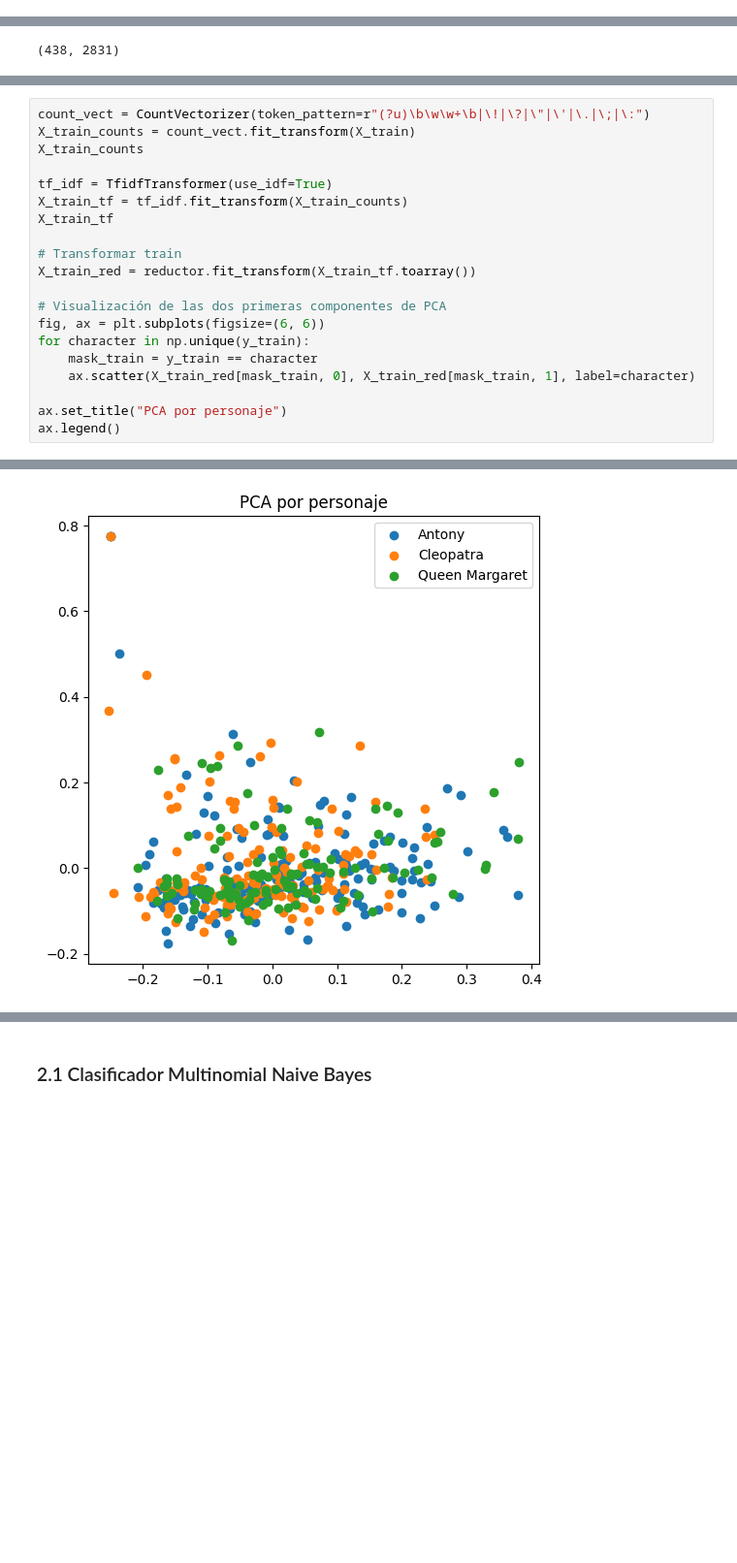
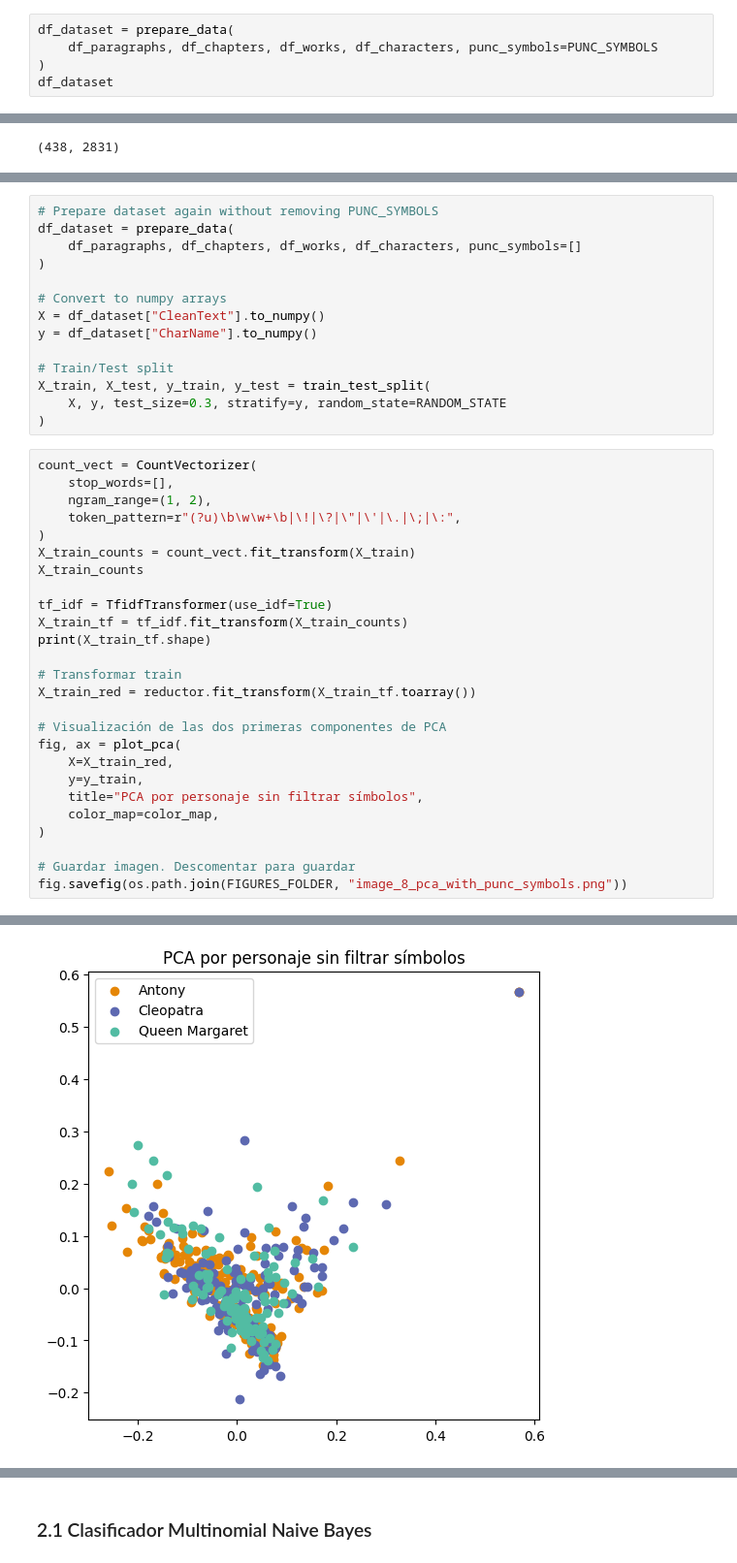
Before and after one commit to efviodo/mcdaa-intro-cd, a Jupyter notebook: Tarea2/notebooks/laboratorio_2_ev.ipynb, the cells around one changed output, grey strips where cells are left out. Shown at 97% size. Drawn from its saved outputs; the diff is of its cells as text; blank space fills up the shorter version.

```diff
--- a/Tarea2/notebooks/laboratorio_2_ev.ipynb
+++ b/Tarea2/notebooks/laboratorio_2_ev.ipynb
@@ -307,0 +331,5 @@ df_dataset
+# %%
+df_dataset = prepare_data(
+    df_paragraphs, df_chapters, df_works, df_characters, punc_symbols=PUNC_SYMBOLS
+)
+df_dataset
@@ -610,21 +853,41 @@ r"(?u)\b\w\w+\b|!|\?|\"|\'|'.|\;|\:"
+# %%
+# Prepare dataset again without removing PUNC_SYMBOLS
+df_dataset = prepare_data(
+    df_paragraphs, df_chapters, df_works, df_characters, punc_symbols=[]
+)
+
+# Convert to numpy arrays
+X = df_dataset["CleanText"].to_numpy()
+y = df_dataset["CharName"].to_numpy()
+
+# Train/Test split
+X_train, X_test, y_train, y_test = train_test_split(
+    X, y, test_size=0.3, stratify=y, random_state=RANDOM_STATE
+)
 # %%
-count_vect = CountVectorizer(token_pattern=r"(?u)\b\w\w+\b|\!|\?|\"|\'|\.|\;|\:")
+count_vect = CountVectorizer(
+    stop_words=[],
+    ngram_range=(1, 2),
+    token_pattern=r"(?u)\b\w\w+\b|\!|\?|\"|\'|\.|\;|\:",
+)
 X_train_counts = count_vect.fit_transform(X_train)
 X_train_counts
 
 tf_idf = TfidfTransformer(use_idf=True)
 X_train_tf = tf_idf.fit_transform(X_train_counts)
-X_train_tf
+print(X_train_tf.shape)
 
 # Transformar train
 X_train_red = reductor.fit_transform(X_train_tf.toarray())
 
 # Visualización de las dos primeras componentes de PCA
-fig, ax = plt.subplots(figsize=(6, 6))
-for character in np.unique(y_train):
-    mask_train = y_train == character
-    ax.scatter(X_train_red[mask_train, 0], X_train_red[mask_train, 1], label=character)
+fig, ax = plot_pca(
+    X=X_train_red,
+    y=y_train,
+    title="PCA por personaje sin filtrar símbolos",
+    color_map=color_map,
+)
 
-ax.set_title("PCA por personaje")
-ax.legend()
+# Guardar imagen. Descomentar para guardar
+fig.savefig(os.path.join(FIGURES_FOLDER, "image_8_pca_with_punc_symbols.png"))
 # %% [output]
@@ -632 +895 @@ ax.legend()
-[figure, old version]
+[figure, new version]
```
Also changed, not shown: parts of 44 cells of this notebook, 15 other files.
